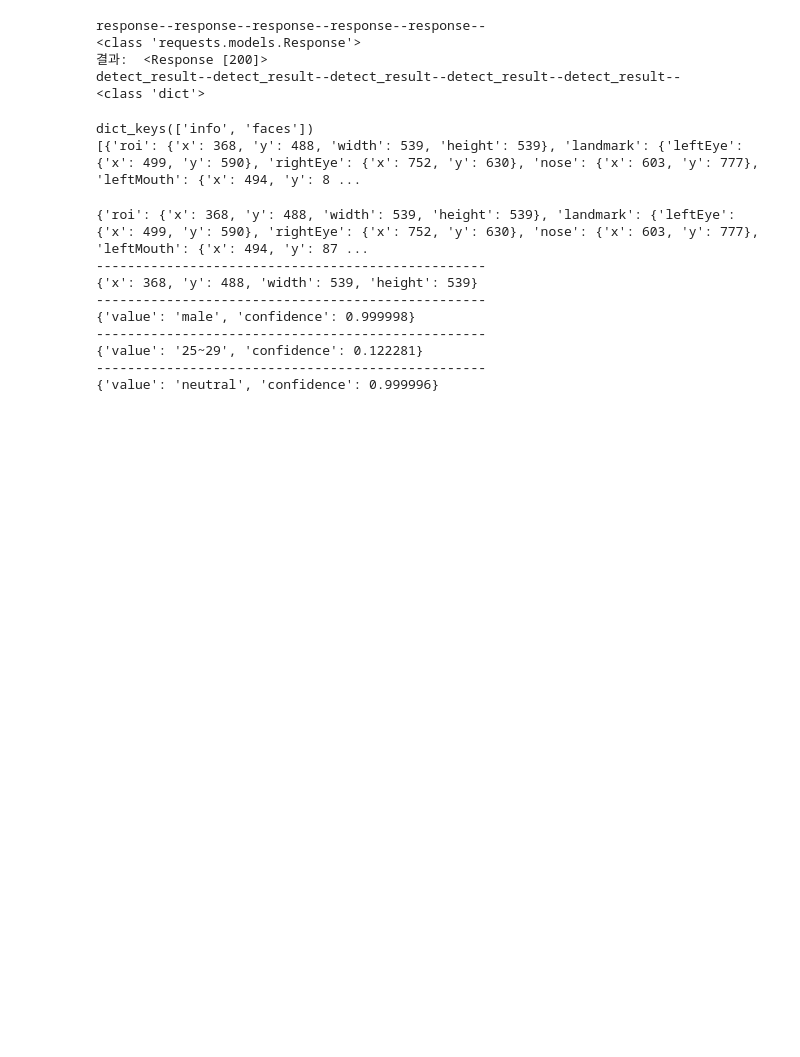
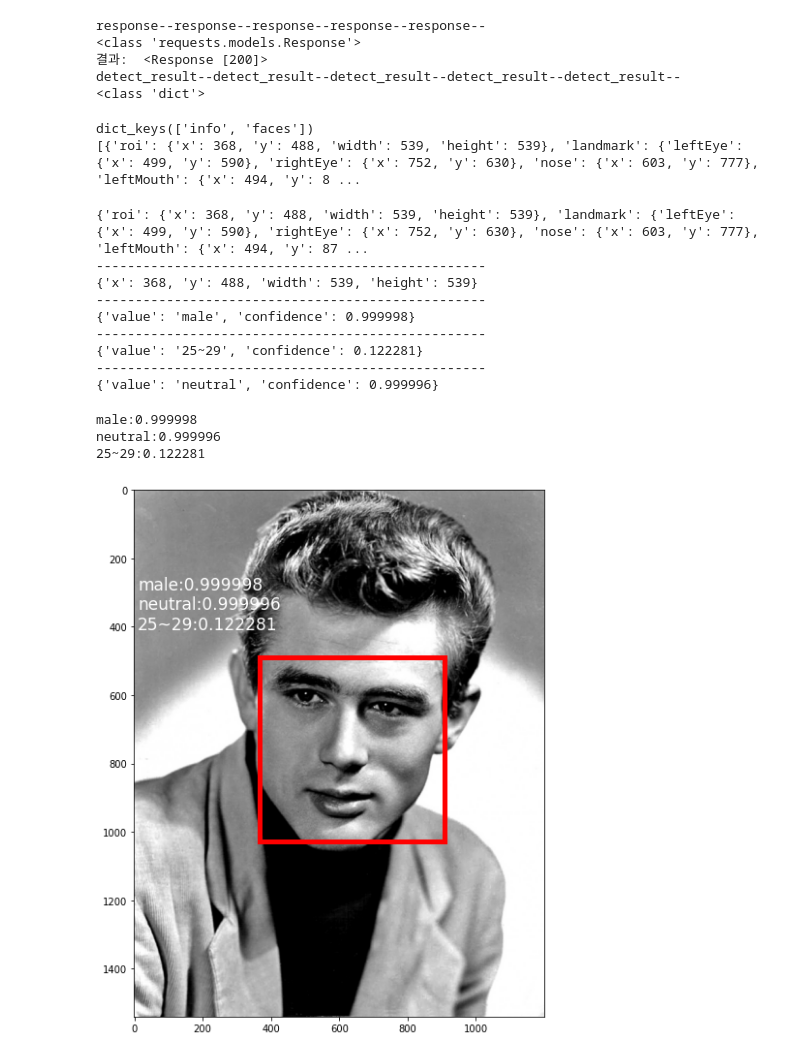
Before and after one commit to YoungriKIM/nuguna_python, a Jupyter notebook: 05/5.3_사진에정보표시.ipynb, the cells around one changed output. Saved outputs shown, nothing was run; the diff lists cells and outputs as text; code cells hidden in the pictures; blank space fills up the shorter version.

```diff
--- a/05/5.3_사진에정보표시.ipynb
+++ b/05/5.3_사진에정보표시.ipynb
@@ -70,3 +70,48 @@ print(detect_result['faces'][0]['emotion'])
 {'value': '25~29', 'confidence': 0.122281}
 --------------------------------------------------
 {'value': 'neutral', 'confidence': 0.999996}
+# %%
+# {'x': 368, 'y': 488, 'width': 539, 'height': 539}
+x,y,w,h = detect_result['faces'][0]['roi'].values()
+
+# {'value': 'male', 'confidence': 0.999998}
+gender, gen_confidence = detect_result['faces'][0]['gender'].values()
+
+# {'value': '25~29', 'confidence': 0.122281}
+age, age_confidence = detect_result['faces'][0]['age'].values()
+
+# {'value': 'neutral', 'confidence': 0.999996}
+emotion, emo_confidence = detect_result['faces'][0]['emotion'].values()
+# %%
+annotaion = gender + ':' + str(gen_confidence) + /
+            '/n' + emotion + ':' + str(emo_confidence) + /
+            '/n' + age + ':' + str(age_confidence)
+
+print(annotaion)
+# %% [output]
+male:0.999998
+neutral:0.999996
+25~29:0.122281
+# %%
+import matplotlib.patches as patches # jpg 등의 사진에 추가로 박스나 원 등의 도형을 그릴 수 있는 모듈
+
+img = mpimg.imread('D:/nuguna_python-1/data/05_data/face_detection_test_01.jpg')
+
+fig, ax = plt.subplots(figsize=(10,10))
+ax.imshow(img)
+rect_face = patches.Rectangle((x,y), w, h,      # 위치, 크기 설정
+                              linewidth=5,      # 선 두께
+                              edgecolor='r',    # 선 색상
+                              facecolor='none') # 채우기 색
+
+ax.add_patch(rect_face) # 위에서 설정한 patch를 더하기
+
+plt.text(x=10
+         , y=400                # 위치 설정
+         , s=annotaion          # 작성할 text
+         , wrap=True            # 자동 줄바꾸기
+         , fontsize=17
+         , color = 'white')
+plt.show()
+# %% [output]
+[figure, added]
```
Also changed, not shown: parts of 1 cell of this notebook.
